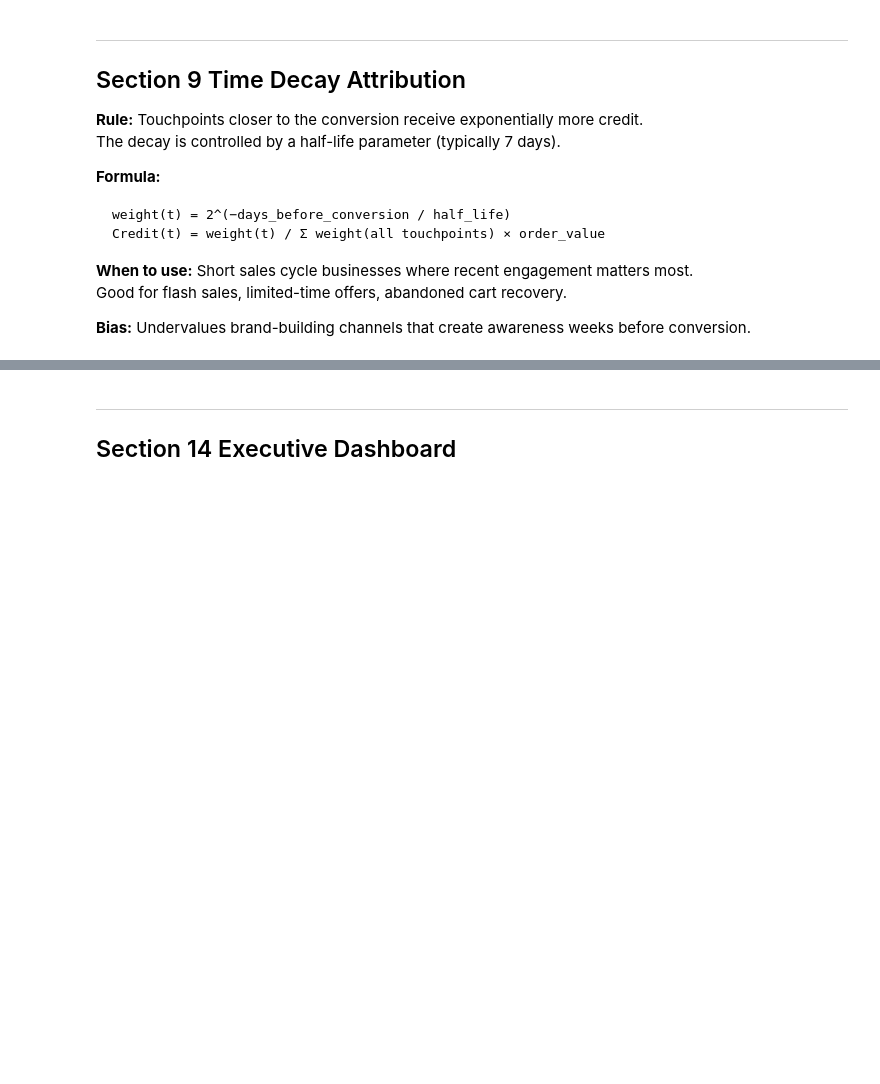
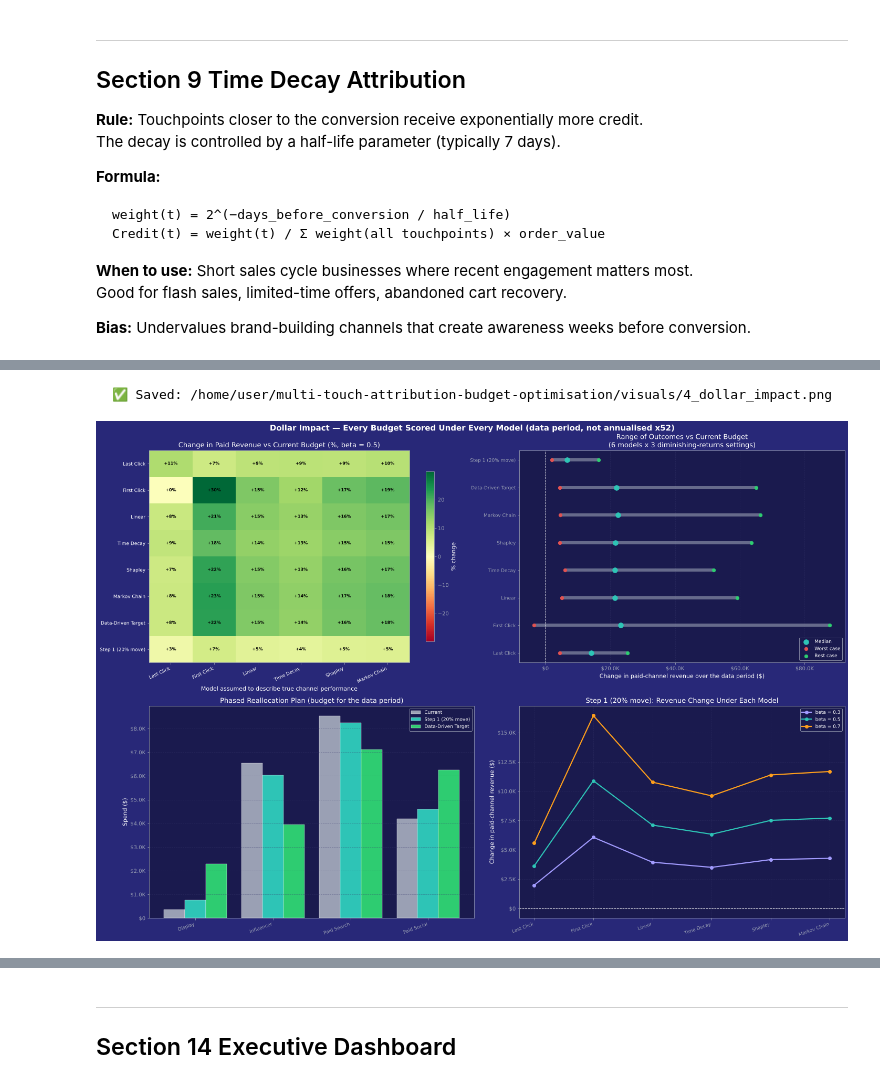
Before and after one commit to PatienceAnono/multi-touch-attribution-budget-optimisation, a Jupyter notebook: notebook/Attribution_Model_Comparison.ipynb, the cells around one changed output, grey strips where cells are left out. Drawn from its saved outputs; the diff is of its cells as text; code cells hidden in the pictures; blank space fills up the shorter version.

```diff
--- a/notebook/Attribution_Model_Comparison.ipynb
+++ b/notebook/Attribution_Model_Comparison.ipynb
@@ -1630,0 +1743,67 @@ print(f'   Annualised impact: ${abs(lc_annual_cost):,.0f} per year')
+# %%
+# Dollar Impact Visualisation
+fig, axes = plt.subplots(2, 2, figsize=(20, 14))
+fig.suptitle('Dollar Impact — Every Budget Scored Under Every Model (data period, not annualised x52)',
+             fontsize=15, fontweight='bold', color=WHITE)
+
+# 1. Heatmap: % change vs current, by budget followed x model assumed true
+show = matrix.drop(index='Current')
+lim  = np.nanmax(np.abs(show.values))
+im = axes[0,0].imshow(show.values, cmap='RdYlGn', aspect='auto', vmin=-lim, vmax=lim)
+axes[0,0].set_xticks(range(len(show.columns)))
+axes[0,0].set_xticklabels(show.columns, rotation=25, ha='right', fontsize=9, color=WHITE)
+axes[0,0].set_yticks(range(len(show.index)))
+axes[0,0].set_yticklabels(show.index, color=WHITE, fontsize=9)
+axes[0,0].set_xlabel('Model assumed to describe true channel performance')
+axes[0,0].set_title(f'Change in Paid Revenue vs Current Budget (%, beta = {BASE_BETA})')
+for r in range(show.shape[0]):
+    for c in range(show.shape[1]):
+        axes[0,0].text(c, r, f'{show.values[r,c]:+.0f}%', ha='center', va='center',
+                       color='black', fontsize=8, fontweight='bold')
+plt.colorbar(im, ax=axes[0,0], shrink=0.8).set_label('% change', color=WHITE)
+
+# 2. Range of outcomes per budget (all models x all betas)
+plot_allocs = [a for a in ALLOCATIONS if a != 'Current']
+yy = np.arange(len(plot_allocs))
+lo = summary.loc[plot_allocs, 'worst'].values
+md_ = summary.loc[plot_allocs, 'median'].values
+hi = summary.loc[plot_allocs, 'best'].values
+axes[0,1].hlines(yy, lo, hi, color=GREY, linewidth=6, alpha=0.6)
+axes[0,1].scatter(md_, yy, color=TEAL, s=90, zorder=3, label='Median')
+axes[0,1].scatter(lo, yy, color=RED, s=40, zorder=3, label='Worst case')
+axes[0,1].scatter(hi, yy, color=GREEN, s=40, zorder=3, label='Best case')
+axes[0,1].axvline(0, color=WHITE, linewidth=1, linestyle='--')
+axes[0,1].set_yticks(yy); axes[0,1].set_yticklabels(plot_allocs, fontsize=9)
+axes[0,1].xaxis.set_major_formatter(usd_k)
+axes[0,1].set_title('Range of Outcomes vs Current Budget\n(6 models x 3 diminishing-returns settings)')
+axes[0,1].set_xlabel('Change in paid-channel revenue over the data period ($)')
+axes[0,1].legend(fontsize=9, loc='lower right'); axes[0,1].grid(axis='x')
+
+# 3. Budget per channel: current, step 1, data-driven target
+xb = np.arange(len(PAID_CHANNELS)); wb = 0.27
+for k, (name, col) in enumerate([('Current', GREY), ('Step 1 (20% move)', TEAL), ('Data-Driven Target', GREEN)]):
+    vals = alloc_df.loc[PAID_CHANNELS, name].values
+    axes[1,0].bar(xb + (k-1)*wb, vals, wb, color=col, label=name, edgecolor=WHITE, linewidth=0.4)
+axes[1,0].set_xticks(xb); axes[1,0].set_xticklabels(PAID_CHANNELS, rotation=20, ha='right', fontsize=9)
+axes[1,0].yaxis.set_major_formatter(usd_k)
+axes[1,0].set_title('Phased Reallocation Plan (budget for the data period)')
+axes[1,0].set_ylabel('Spend ($)'); axes[1,0].legend(fontsize=9); axes[1,0].grid(axis='y')
+
+# 4. Step 1 result under each model and beta
+for beta, col in zip(BETAS, [PURPLE, TEAL, ORANGE]):
+    s = (scenarios[(scenarios['allocation'] == 'Step 1 (20% move)') & (scenarios['beta'] == beta)]
+         .set_index('truth_model').reindex(TRUTH_MODELS)['change_vs_current'])
+    axes[1,1].plot(TRUTH_MODELS, s.values, marker='o', linewidth=2.2, color=col, label=f'beta = {beta}')
+axes[1,1].axhline(0, color=WHITE, linewidth=1, linestyle='--')
+axes[1,1].set_title('Step 1 (20% move): Revenue Change Under Each Model')
+axes[1,1].set_ylabel('Change in paid-channel revenue ($)')
+axes[1,1].yaxis.set_major_formatter(usd_k)
+axes[1,1].set_xticklabels(TRUTH_MODELS, rotation=20, ha='right', fontsize=9)
+axes[1,1].legend(fontsize=9); axes[1,1].grid()
+
+plt.tight_layout()
+savefig(fig, '4_dollar_impact.png')
+plt.show()
+# %% [output]
+  ✅ Saved: /home/user/multi-touch-attribution-budget-optimisation/visuals/4_dollar_impact.png
+[figure, added]
```
Also changed, not shown: parts of 48 cells of this notebook, 20 other files.
